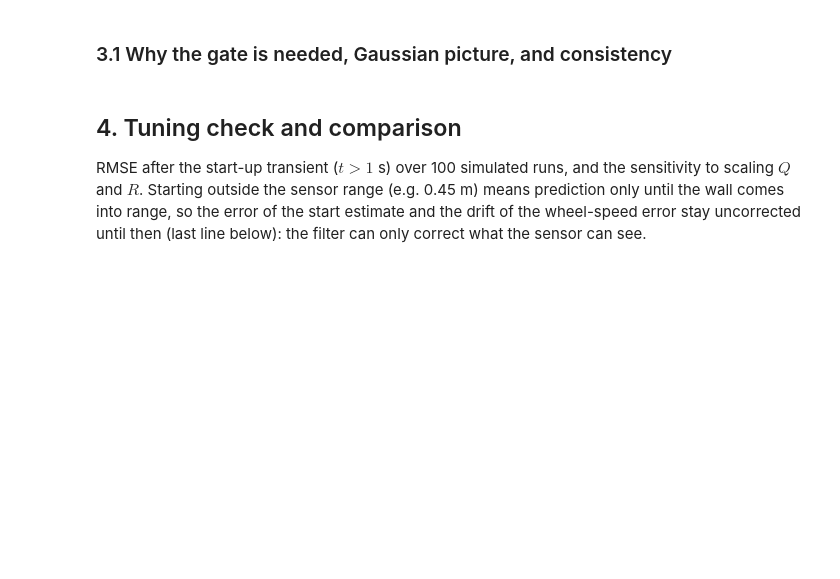
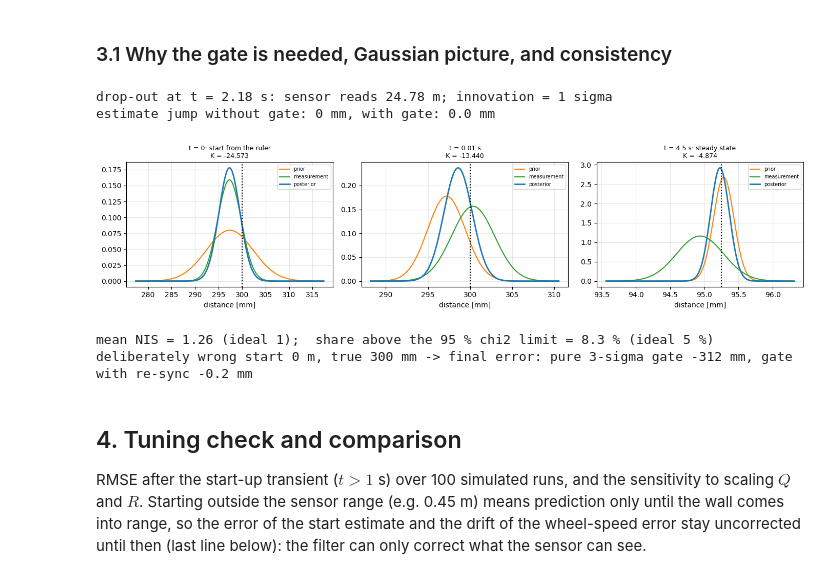
Before and after one commit to davidkog511/1d-kalman-filter, a Jupyter notebook: A3_1D_LKF/Assignment3_LKF.ipynb, the cells around one changed output. Saved outputs shown, nothing was run; the diff lists cells and outputs as text; code cells hidden in the pictures; blank space fills up the shorter version.

```diff
--- a/A3_1D_LKF/Assignment3_LKF.ipynb
+++ b/A3_1D_LKF/Assignment3_LKF.ipynb
@@ -161,37 +240,45 @@ ax[1].set(ylim=(-90, 90), xlabel='t [s]', ylabel='error [mm]'); ax[1].legend(nco
 # %%
 k = int(np.flatnonzero((z > 1) & (tt > 1.0))[0])
 print(f'drop-out at t = {tt[k]:.2f} s: sensor reads {z[k]:.2f} m; innovation = {abs(f_plain["nu"][k]/np.sqrt(f_plain["S"][k])):.0f} sigma')
 print(f'estimate jump without gate: {1e3*R_WHEEL*abs(f_plain["x"][k]-f_plain["xb"][k]):.0f} mm, with gate: {1e3*R_WHEEL*abs(f_gate["x"][k]-f_gate["xb"][k]):.1f} mm')
 
 fig, ax = plt.subplots(1, 3, figsize=(14, 3.5))
 for a, kk, ttl in zip(ax, [0, 1, 450], ['t = 0: start from the ruler', 't = 0.01 s', 't = 4.5 s: steady state']):
     o = f_gate; m_pr, s_pr, m_po, s_po = H*o['xb'][kk], R_WHEEL*np.sqrt(o['Pb'][kk]), H*o['x'][kk], R_WHEEL*np.sqrt(o['P'][kk])
-    xs = np.linspace(min(m_pr-4*s_pr, z[kk]-4*SIGMA_D), max(m_pr+4*s_pr, z[kk]+4*SIGMA_D), 600)
-    a.plot(1e3*xs, norm.pdf(xs, m_pr, s_pr)/1e3, 'tab:orange', label='prior'); a.plot(1e3*xs, norm.pdf(xs, z[kk], SIGMA_D)/1e3, 'tab:green', label='measurement')
+    zk, sk = o['z'][kk], np.sqrt(o['R'][kk])                     # calibrated reading and its std
+    xs = np.linspace(min(m_pr-4*s_pr, zk-4*sk), max(m_pr+4*s_pr, zk+4*sk), 600)
+    a.plot(1e3*xs, norm.pdf(xs, m_pr, s_pr)/1e3, 'tab:orange', label='prior'); a.plot(1e3*xs, norm.pdf(xs, zk, sk)/1e3, 'tab:green', label='measurement')
     a.plot(1e3*xs, norm.pdf(xs, m_po, s_po)/1e3, 'tab:blue', lw=2, label='posterior'); a.axvline(1e3*d_true[kk], color='k', ls=':')
     a.set_title(ttl + f'\nK = {o["K"][kk]:.3f}', fontsize=9); a.set_xlabel('distance [mm]'); a.legend(fontsize=7)
 plt.tight_layout(); plt.show()
 
 # consistency: normalised innovation squared over many runs (drop-outs excluded), expected mean 1
 nis = []
 for s in range(40):
-    sm = simulate(s); o = lkf(sm['z'], sm['w'], Q, R, sm['x0'], P0, gate=GATE); keep = ~o['skip'] & (sm['t'] > 1)
+    sm = simulate(s); o = lkf(sm['z'], sm['w'], Q, sm['x0'], P0, gate=GATE); keep = ~o['skip'] & (sm['t'] > 1)
     nis.append((o['nu']**2 / o['S'])[keep])
 nis = np.concatenate(nis)
 print(f'mean NIS = {nis.mean():.2f} (ideal 1);  share above the 95 % chi2 limit = {100*(nis > chi2.ppf(.95, 1)).mean():.1f} % (ideal 5 %)')
 
 # DELIBERATELY WRONG initial estimate (ValueOut1 left at 0), to demonstrate the re-sync:
 # a pure 3-sigma gate never accepts a measurement again
-def plain_3sigma_gate(z, w, x0):
+def plain_3sigma_gate(m, w, x0):
     x, P = x0, P0
-    for k in range(len(z)):
-        nu = z[k] - H * x; S = H * P * H + R
-        if nu**2 <= GATE * S: K = P * H / S; x += K * nu; P = (1 - K * H) * P
+    for k in range(len(m)):
+        zk = calibrate(m[k]); nu = zk - H * x; S = H * P * H + R_of_m(m[k])
+        if SHARP_B < m[k] < M_RAW_MAX and D_MIN <= zk <= D_MAX and nu**2 <= GATE * S:
+            K = P * H / S; x += K * nu; P = (1 - K * H) * P
         x += B * w[k]; P += Q
     return H * x
 bad = 0.0 / -R_WHEEL + 1e-9
 print(f'deliberately wrong start 0 m, true {1e3*d_true[0]:.0f} mm -> final error: pure 3-sigma gate {1e3*(plain_3sigma_gate(z, wm, bad) - d_true[-1]):+.0f} mm, '
-      f'gate with re-sync {1e3*(H*lkf(z, wm, Q, R, bad, P0, gate=GATE)["x"][-1] - d_true[-1]):+.1f} mm')
+      f'gate with re-sync {1e3*(H*lkf(z, wm, Q, bad, P0, gate=GATE)["x"][-1] - d_true[-1]):+.1f} mm')
+# %% [output]
+drop-out at t = 2.18 s: sensor reads 24.78 m; innovation = 1 sigma
+estimate jump without gate: 0 mm, with gate: 0.0 mm
+[figure, added]
+mean NIS = 1.26 (ideal 1);  share above the 95 % chi2 limit = 8.3 % (ideal 5 %)
+deliberately wrong start 0 m, true 300 mm -> final error: pure 3-sigma gate -312 mm, gate with re-sync -0.2 mm
 # %% [markdown]
 ## 4. Tuning check and comparison
 RMSE after the start-up transient ($t>1$ s) over 100 simulated runs, and the sensitivity to scaling $Q$ and $R$. Starting outside the sensor range (e.g. 0.45 m) means prediction only until the wall comes into range, so the error of the start estimate and the drift of the wheel-speed error stay uncorrected until then (last line below): the filter can only correct what the sensor can see.
```
Also changed, not shown: parts of 14 cells of this notebook, 4 other files.
